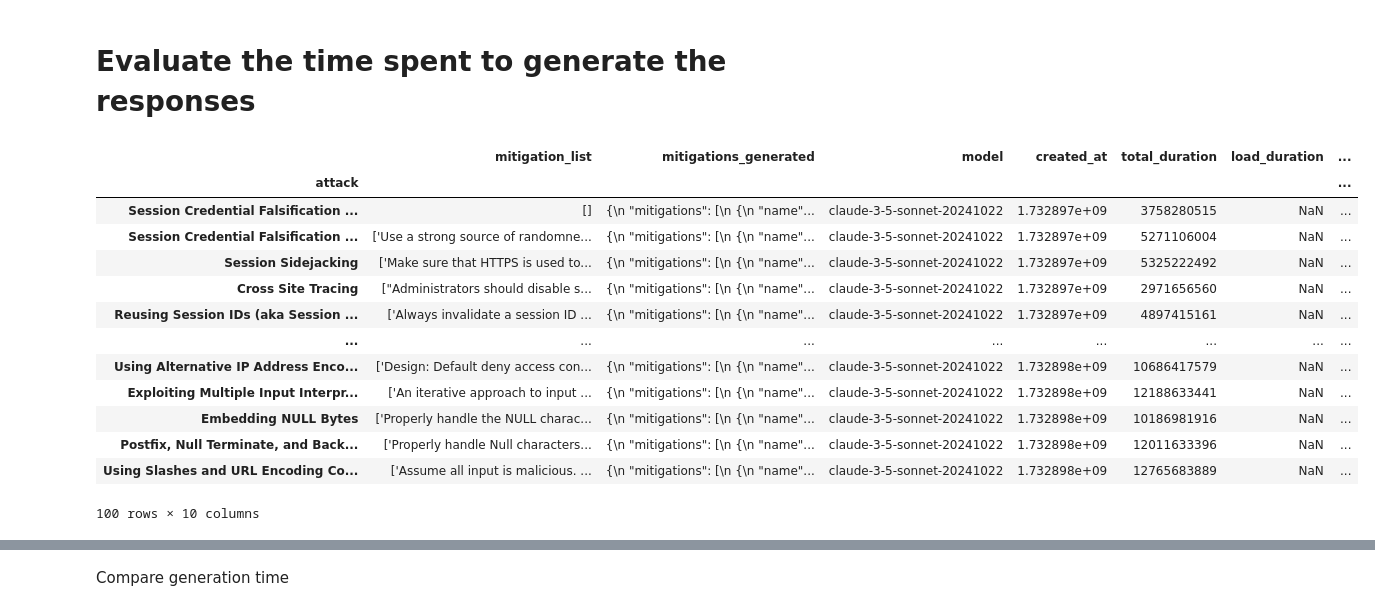
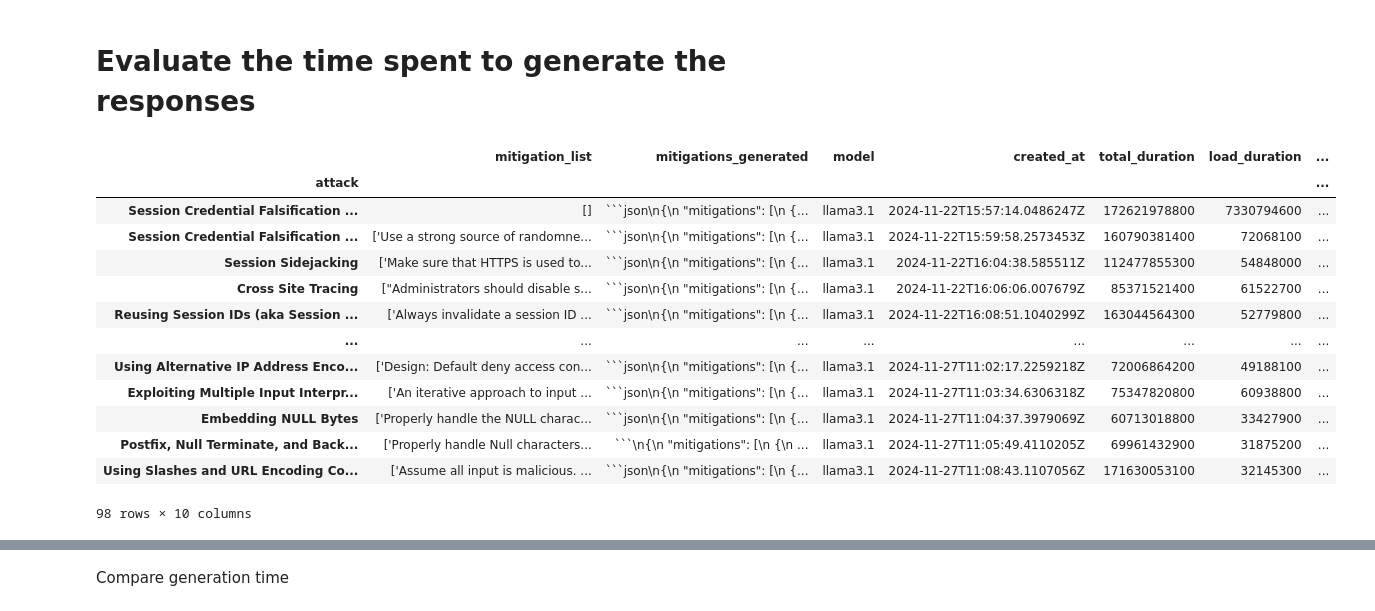
Before and after one commit to martel-innovate/HORSE-GenAI-CKB, a Jupyter notebook: evaluation/notebooks/LLM_evaluation.ipynb, the cells around one changed output, grey strips where cells are left out. Saved outputs shown, nothing was run; the diff lists cells and outputs as text; code cells hidden in the pictures.

````diff
--- a/evaluation/notebooks/LLM_evaluation.ipynb
+++ b/evaluation/notebooks/LLM_evaluation.ipynb
@@ -8,24 +8,24 @@ import re
 # Evaluate the time spent to generate the responses
 # %%
 # example of response file
-responses_df = pd.read_csv("output/claude-3-5-sonnet-20241022_ai_generated_mitigation_responses.csv", index_col=0)
+responses_df = pd.read_csv("output/llama3.1_ai_generated_mitigation_responses.csv", index_col=0)
 
 responses_df
 # %% [output]
 |  | mitigation_list | mitigations_generated | model | created_at | total_duration | load_duration | ... |
 | attack |  |  |  |  |  |  | ... |
-| Session Credential Falsification ... | [] | {\n "mitigations": [\n {\n "name"... | claude-3-5-sonnet-20241022 | 1.732897e+09 | 3758280515 | NaN | ... |
-| Session Credential Falsification ... | ['Use a strong source of randomne... | {\n "mitigations": [\n {\n "name"... | claude-3-5-sonnet-20241022 | 1.732897e+09 | 5271106004 | NaN | ... |
-| Session Sidejacking | ['Make sure that HTTPS is used to... | {\n "mitigations": [\n {\n "name"... | claude-3-5-sonnet-20241022 | 1.732897e+09 | 5325222492 | NaN | ... |
-| Cross Site Tracing | ["Administrators should disable s... | {\n "mitigations": [\n {\n "name"... | claude-3-5-sonnet-20241022 | 1.732897e+09 | 2971656560 | NaN | ... |
-| Reusing Session IDs (aka Session ... | ['Always invalidate a session ID ... | {\n "mitigations": [\n {\n "name"... | claude-3-5-sonnet-20241022 | 1.732897e+09 | 4897415161 | NaN | ... |
+| Session Credential Falsification ... | [] | ```json\n{\n "mitigations": [\n {... | llama3.1 | 2024-11-22T15:57:14.0486247Z | 172621978800 | 7330794600 | ... |
+| Session Credential Falsification ... | ['Use a strong source of randomne... | ```json\n{\n "mitigations": [\n {... | llama3.1 | 2024-11-22T15:59:58.2573453Z | 160790381400 | 72068100 | ... |
+| Session Sidejacking | ['Make sure that HTTPS is used to... | ```json\n{\n "mitigations": [\n {... | llama3.1 | 2024-11-22T16:04:38.585511Z | 112477855300 | 54848000 | ... |
+| Cross Site Tracing | ["Administrators should disable s... | ```json\n{\n "mitigations": [\n {... | llama3.1 | 2024-11-22T16:06:06.007679Z | 85371521400 | 61522700 | ... |
+| Reusing Session IDs (aka Session ... | ['Always invalidate a session ID ... | ```json\n{\n "mitigations": [\n {... | llama3.1 | 2024-11-22T16:08:51.1040299Z | 163044564300 | 52779800 | ... |
 | ... | ... | ... | ... | ... | ... | ... | ... |
-| Using Alternative IP Address Enco... | ['Design: Default deny access con... | {\n "mitigations": [\n {\n "name"... | claude-3-5-sonnet-20241022 | 1.732898e+09 | 10686417579 | NaN | ... |
-| Exploiting Multiple Input Interpr... | ['An iterative approach to input ... | {\n "mitigations": [\n {\n "name"... | claude-3-5-sonnet-20241022 | 1.732898e+09 | 12188633441 | NaN | ... |
-| Embedding NULL Bytes | ['Properly handle the NULL charac... | {\n "mitigations": [\n {\n "name"... | claude-3-5-sonnet-20241022 | 1.732898e+09 | 10186981916 | NaN | ... |
-| Postfix, Null Terminate, and Back... | ['Properly handle Null characters... | {\n "mitigations": [\n {\n "name"... | claude-3-5-sonnet-20241022 | 1.732898e+09 | 12011633396 | NaN | ... |
-| Using Slashes and URL Encoding Co... | ['Assume all input is malicious. ... | {\n "mitigations": [\n {\n "name"... | claude-3-5-sonnet-20241022 | 1.732898e+09 | 12765683889 | NaN | ... |
+| Using Alternative IP Address Enco... | ['Design: Default deny access con... | ```json\n{\n "mitigations": [\n {... | llama3.1 | 2024-11-27T11:02:17.2259218Z | 72006864200 | 49188100 | ... |
+| Exploiting Multiple Input Interpr... | ['An iterative approach to input ... | ```json\n{\n "mitigations": [\n {... | llama3.1 | 2024-11-27T11:03:34.6306318Z | 75347820800 | 60938800 | ... |
+| Embedding NULL Bytes | ['Properly handle the NULL charac... | ```json\n{\n "mitigations": [\n {... | llama3.1 | 2024-11-27T11:04:37.3979069Z | 60713018800 | 33427900 | ... |
+| Postfix, Null Terminate, and Back... | ['Properly handle Null characters... | ```\n{\n "mitigations": [\n {\n ... | llama3.1 | 2024-11-27T11:05:49.4110205Z | 69961432900 | 31875200 | ... |
+| Using Slashes and URL Encoding Co... | ['Assume all input is malicious. ... | ```json\n{\n "mitigations": [\n {... | llama3.1 | 2024-11-27T11:08:43.1107056Z | 171630053100 | 32145300 | ... |
-100 rows × 10 columns
+98 rows × 10 columns
 # %%
 # Conversion factor from nanoseconds to minutes
 ns_to_minutes = 60 *  10**9
````
Also changed, not shown: parts of 3 cells of this notebook, 1 other file.
